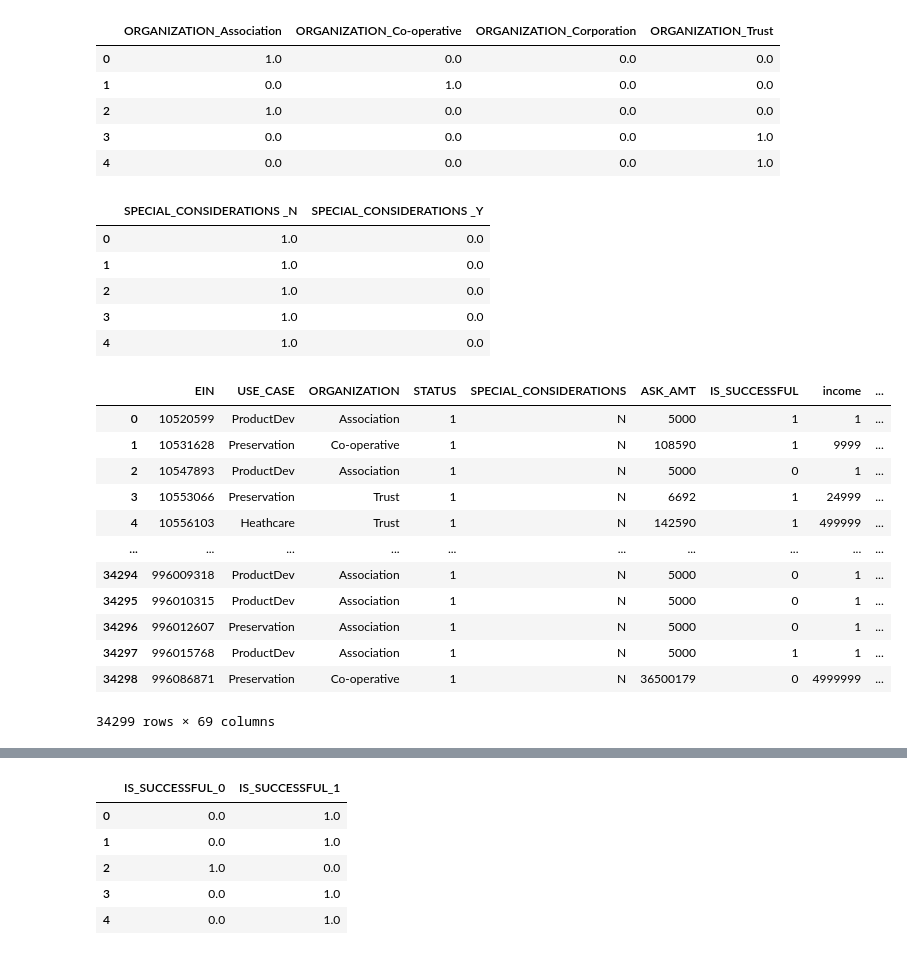
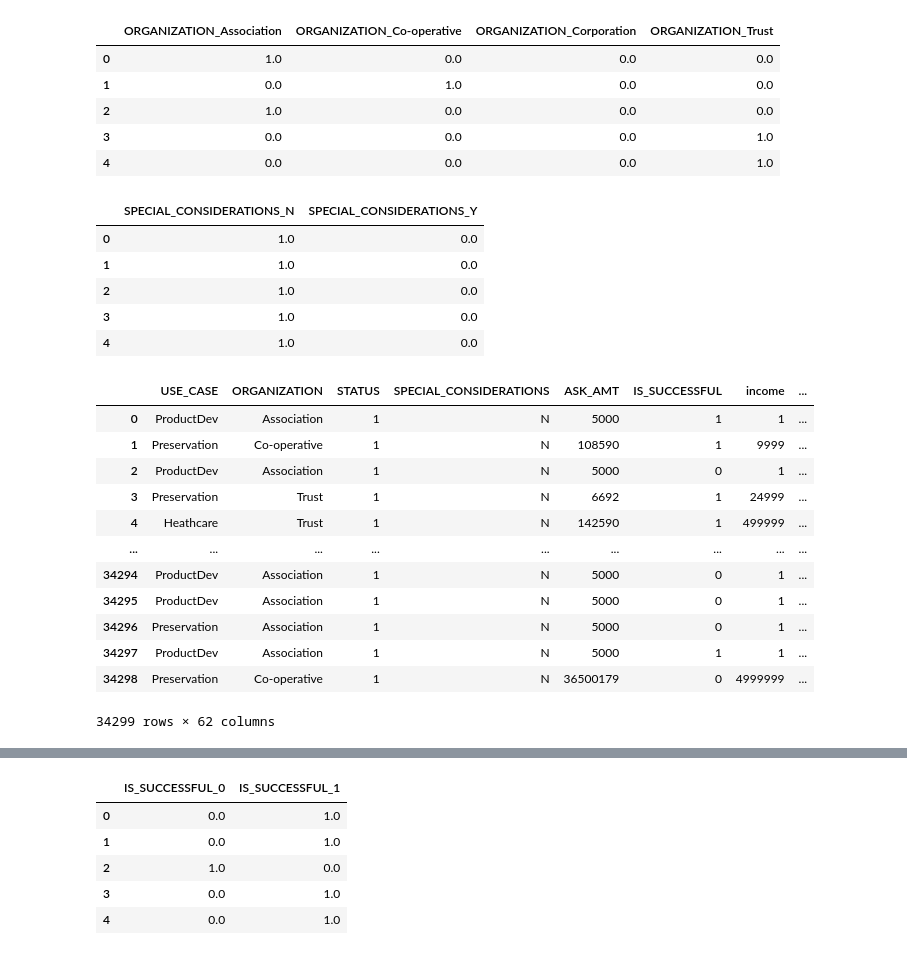
Before and after one commit to swund283/neural_networks, a Jupyter notebook: AlphabetSoupChallenge/Challenge.ipynb, the cells around one changed output, grey strips where cells are left out. Drawn from its saved outputs; the diff is of its cells as text; code cells hidden in the pictures.

```diff
--- a/AlphabetSoupChallenge/Challenge.ipynb
+++ b/AlphabetSoupChallenge/Challenge.ipynb
@@ -35,3 +35,7 @@ SPECIAL_CONSIDERATIONS    object
 ASK_AMT                    int64
 IS_SUCCESSFUL              int64
 dtype: object
+# %%
+# Merge the two DataFrames together and drop the Country column
+charity_df = charity_df.drop("EIN",1)
+charity_df
@@ -408,7 +426,7 @@ encode7_df = pd.DataFrame(enc.fit_transform(charity_df.SPECIAL_CONSIDERATIONS .v
 encode7_df.columns = enc.get_feature_names(['SPECIAL_CONSIDERATIONS'])
 encode7_df.head()
 # %% [output]
-|  | SPECIAL_CONSIDERATIONS _N | SPECIAL_CONSIDERATIONS _Y |
+|  | SPECIAL_CONSIDERATIONS_N | SPECIAL_CONSIDERATIONS_Y |
 | 0 | 1.0 | 0.0 |
 | 1 | 1.0 | 0.0 |
 | 2 | 1.0 | 0.0 |
@@ -416,22 +434,22 @@ encode7_df.head()
 | 4 | 1.0 | 0.0 |
 # %%
 # Merge the two DataFrames together and drop the Country column
-charity6 = charity5.merge(encode4_df,left_index=True,right_index=True)
+charity6 = charity5.merge(encode4_df,left_index=True,right_index=True).drop("AFFILIATION",1)
 charity6
 # %% [output]
-|  | EIN | USE_CASE | ORGANIZATION | STATUS | SPECIAL_CONSIDERATIONS | ASK_AMT | IS_SUCCESSFUL | income | ... |
-| 0 | 10520599 | ProductDev | Association | 1 | N | 5000 | 1 | 1 | ... |
-| 1 | 10531628 | Preservation | Co-operative | 1 | N | 108590 | 1 | 9999 | ... |
-| 2 | 10547893 | ProductDev | Association | 1 | N | 5000 | 0 | 1 | ... |
-| 3 | 10553066 | Preservation | Trust | 1 | N | 6692 | 1 | 24999 | ... |
-| 4 | 10556103 | Heathcare | Trust | 1 | N | 142590 | 1 | 499999 | ... |
-| ... | ... | ... | ... | ... | ... | ... | ... | ... | ... |
-| 34294 | 996009318 | ProductDev | Association | 1 | N | 5000 | 0 | 1 | ... |
-| 34295 | 996010315 | ProductDev | Association | 1 | N | 5000 | 0 | 1 | ... |
-| 34296 | 996012607 | Preservation | Association | 1 | N | 5000 | 0 | 1 | ... |
-| 34297 | 996015768 | ProductDev | Association | 1 | N | 5000 | 1 | 1 | ... |
-| 34298 | 996086871 | Preservation | Co-operative | 1 | N | 36500179 | 0 | 4999999 | ... |
+|  | USE_CASE | ORGANIZATION | STATUS | SPECIAL_CONSIDERATIONS | ASK_AMT | IS_SUCCESSFUL | income | ... |
+| 0 | ProductDev | Association | 1 | N | 5000 | 1 | 1 | ... |
+| 1 | Preservation | Co-operative | 1 | N | 108590 | 1 | 9999 | ... |
+| 2 | ProductDev | Association | 1 | N | 5000 | 0 | 1 | ... |
+| 3 | Preservation | Trust | 1 | N | 6692 | 1 | 24999 | ... |
+| 4 | Heathcare | Trust | 1 | N | 142590 | 1 | 499999 | ... |
+| ... | ... | ... | ... | ... | ... | ... | ... | ... |
+| 34294 | ProductDev | Association | 1 | N | 5000 | 0 | 1 | ... |
+| 34295 | ProductDev | Association | 1 | N | 5000 | 0 | 1 | ... |
+| 34296 | Preservation | Association | 1 | N | 5000 | 0 | 1 | ... |
+| 34297 | ProductDev | Association | 1 | N | 5000 | 1 | 1 | ... |
+| 34298 | Preservation | Co-operative | 1 | N | 36500179 | 0 | 4999999 | ... |
-34299 rows × 69 columns
+34299 rows × 62 columns
 # %%
 # Merge the two DataFrames together and drop the Country column
 charity7 = charity6.merge(encode5_df,left_index=True,right_index=True).drop("USE_CASE",1)
```
Also changed, not shown: parts of 24 cells of this notebook.
